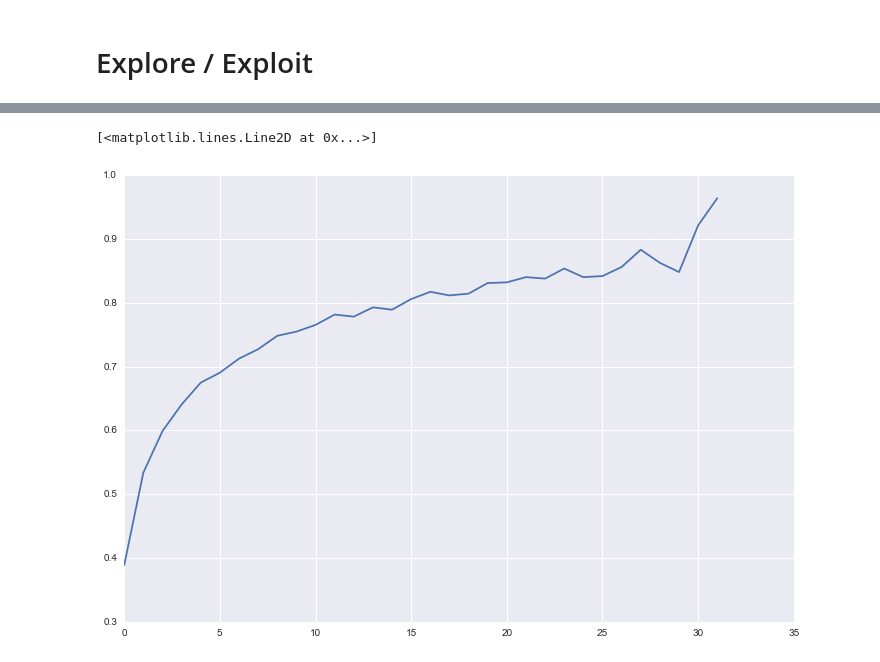
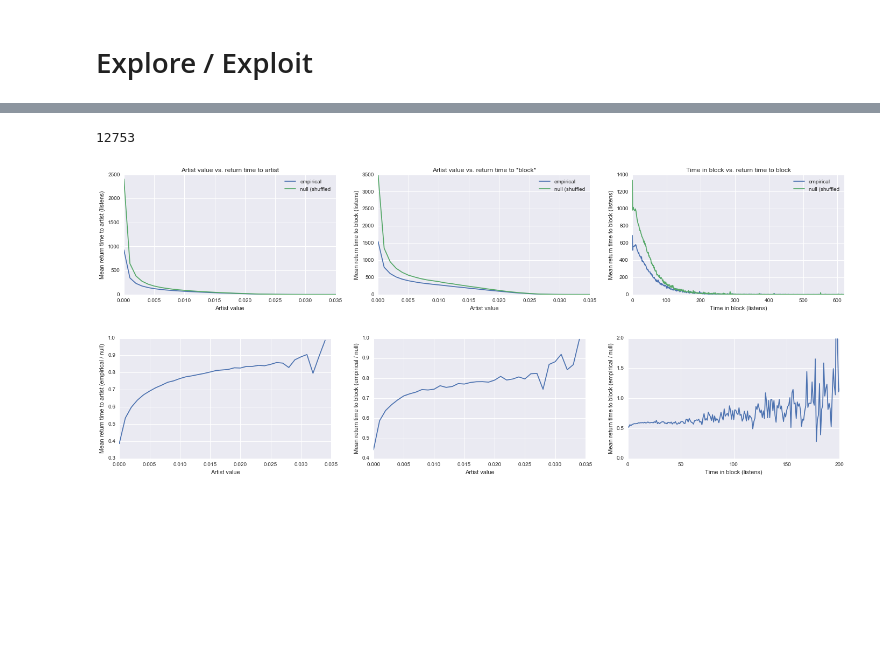
Before and after one commit to jlorince/MusicForaging, a Jupyter notebook: notebooks/result_viz.ipynb, the cells around one changed output, grey strips where cells are left out. Cells and saved outputs as stored; diff of their text form; code cells hidden in the pictures; blank space fills up the shorter version.

```diff
--- a/notebooks/result_viz.ipynb
+++ b/notebooks/result_viz.ipynb
@@ -467,8 +401,70 @@ ax.set_ylim(0,100)
-# %%
-fig,ax  = plt.subplots(1,1,figsize=(12,8))
-a = np.vstack(df_ee[df_ee['basis']=='scrobbles_return_time_final']['d']).mean(0)
-b = np.vstack(df_ee[df_ee['basis']=='scrobbles_return_time_final_rand']['d']).mean(0)
-ax.plot(a/b)
-# %% [output]
-[<matplotlib.lines.Line2D at 0x...>]
-[figure, removed]
+# %%
+print len(df_ee['user'].unique())
+# %% [output]
+12753
+# %%
+fig,axes = plt.subplots(1,3,figsize=(24,4))
+fig2,axes2 = plt.subplots(1,3,figsize=(24,4))
+
+flat = axes.flat
+flat2 = axes2.flat
+
+ax = flat.next()
+ax.set_title('Artist value vs. return time to artist')
+arr_emp = np.vstack(df_ee[df_ee['basis']=='scrobbles_rt_value']['d']).mean(0)
+arr_rand = np.vstack(df_ee[df_ee['basis']=='scrobbles_rt_value_rand']['d']).mean(0)
+ax.plot(np.arange(len(arr_emp))/1000.,arr_emp,label='empirical')
+ax.plot(np.arange(len(arr_rand))/1000.,arr_rand,label='null (shuffled')
+ax.set_xlabel('Artist value')
+ax.set_ylabel('Mean return time to artist (listens)')
+ax.set_xlim(0,max(arr_emp.argmin()/1000.,arr_rand.argmin()/1000.))
+ax.legend(loc='upper right')
+
+ax2 = flat2.next()
+ax2.plot(np.arange(len(arr_emp))/1000.,arr_emp/arr_rand)
+ax2.set_xlabel('Artist value')
+ax2.set_ylabel('Mean return time to artist (empirical / null)')
+ax2.set_xlim(0,max(arr_emp.argmin()/1000.,arr_rand.argmin()/1000.))
+ax2.legend(loc='upper right')
+
+####----####
+ax = flat.next()
+ax.set_title('Artist value vs. return time to *block*')
+arr_emp = np.vstack(df_ee[df_ee['basis']=='blocks_rt']['d']).mean(0)
+arr_rand = np.vstack(df_ee[df_ee['basis']=='blocks_rt_value_rand']['d']).mean(0)
+ax.plot(np.arange(len(arr_emp))/1000.,arr_emp,label='empirical')
+ax.plot(np.arange(len(arr_rand))/1000.,arr_rand,label='null (shuffled')
+ax.set_xlim(0,max(arr_emp.argmin()/1000.,arr_rand.argmin()/1000.))
+ax.set_xlabel('Artist value')
+ax.set_ylabel('Mean return time to block (listens)')
+ax.legend(loc='upper right')
+
+ax2 = flat2.next()
+ax2.plot(np.arange(len(arr_emp))/1000.,arr_emp/arr_rand)
+ax2.set_xlabel('Artist value')
+ax2.set_ylabel('Mean return time to block (empirical / null)')
+ax2.set_xlim(0,max(arr_emp.argmin()/1000.,arr_rand.argmin()/1000.))
+ax2.legend(loc='upper right')
+
+####----####
+ax = flat.next()
+ax.set_title('Time in block vs. return time to block')
+arr_emp = np.vstack(df_ee[df_ee['basis']=='blocks_rt_n']['d']).mean(0)
+arr_rand = np.vstack(df_ee[df_ee['basis']=='blocks_rt_n_rand']['d']).mean(0)
+ax.plot(arr_emp,label='empirical')
+ax.plot(arr_rand,label='null (shuffled')
+ax.set_xlim(0,max(arr_emp.argmin(),arr_rand.argmin()))
+ax.set_xlabel('Time in block (listens)')
+ax.set_ylabel('Mean return time to block (listens)')
+ax.legend(loc='upper right')
+
+ax2 = flat2.next()
+ax2.plot(np.arange(len(arr_emp)),arr_emp/arr_rand)
+ax2.set_xlabel('Time in block (listens)')
+ax2.set_ylabel('Mean return time to block (empirical / null)')
+ax2.set_ylim(0,2)
+ax2.set_xlim(0,200)
+ax2.legend(loc='upper right')
+# %% [output]
+[figure, added]
+[figure, added]
```
Also changed, not shown: parts of 8 cells of this notebook, 5 other files.
